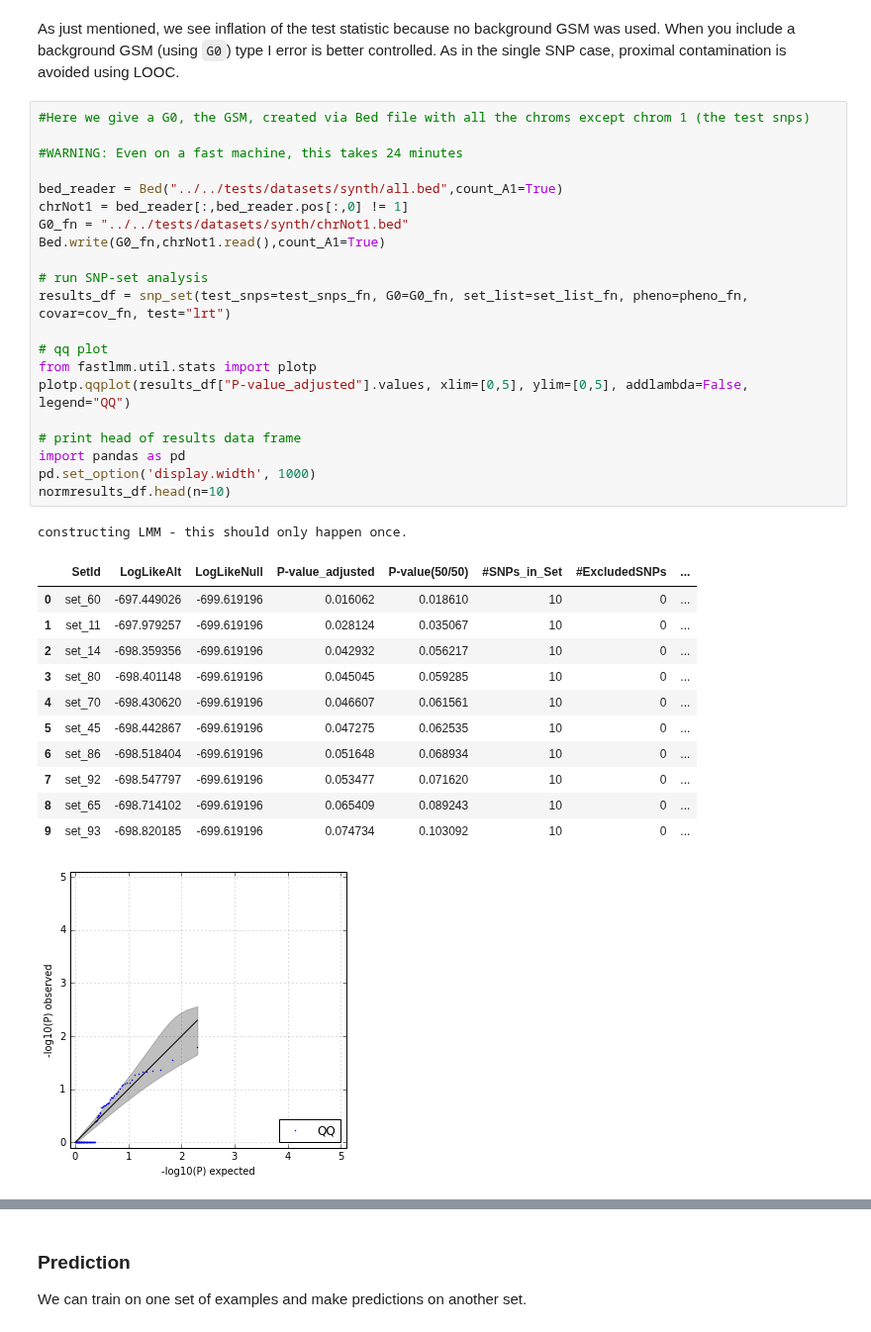
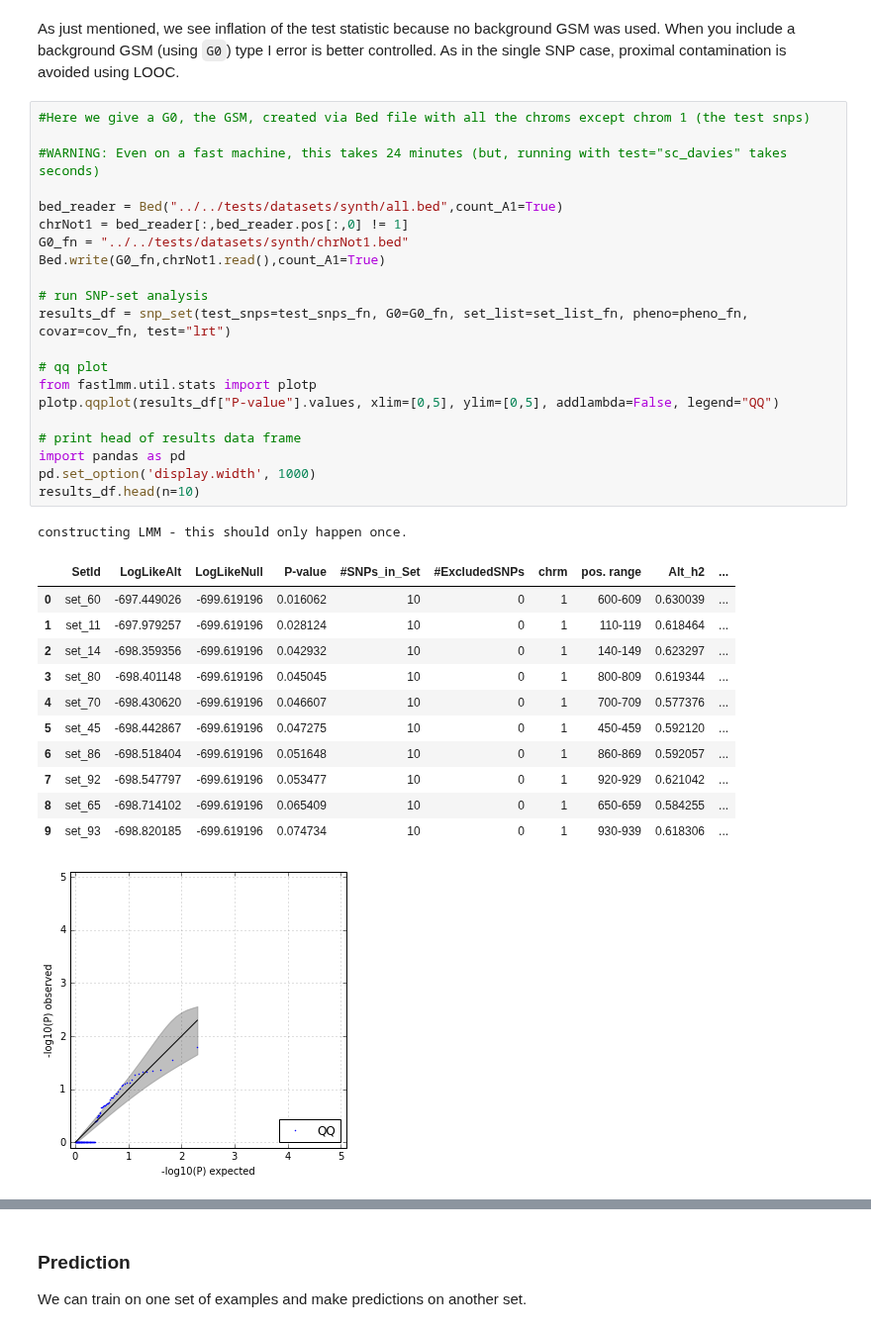
Before and after one commit to limix/FaST-LMM, a Jupyter notebook: doc/ipynb/FaST-LMM.ipynb, the cells around one changed output, grey strips where cells are left out. Shown at 99% size. Cells and saved outputs as stored; diff of their text form.

```diff
--- a/doc/ipynb/FaST-LMM.ipynb
+++ b/doc/ipynb/FaST-LMM.ipynb
@@ -315,35 +317,35 @@ As just mentioned, we see inflation of the test statistic because no background
 # %%
 #Here we give a G0, the GSM, created via Bed file with all the chroms except chrom 1 (the test snps)
 
-#WARNING: Even on a fast machine, this takes 24 minutes
+#WARNING: Even on a fast machine, this takes 24 minutes (but, running with test="sc_davies" takes seconds)
 
 bed_reader = Bed("../../tests/datasets/synth/all.bed",count_A1=True)
 chrNot1 = bed_reader[:,bed_reader.pos[:,0] != 1]
 G0_fn = "../../tests/datasets/synth/chrNot1.bed"
 Bed.write(G0_fn,chrNot1.read(),count_A1=True)
 
 # run SNP-set analysis
 results_df = snp_set(test_snps=test_snps_fn, G0=G0_fn, set_list=set_list_fn, pheno=pheno_fn, covar=cov_fn, test="lrt")
 
 # qq plot
 from fastlmm.util.stats import plotp
-plotp.qqplot(results_df["P-value_adjusted"].values, xlim=[0,5], ylim=[0,5], addlambda=False, legend="QQ")
+plotp.qqplot(results_df["P-value"].values, xlim=[0,5], ylim=[0,5], addlambda=False, legend="QQ")
 
 # print head of results data frame
 import pandas as pd
 pd.set_option('display.width', 1000)
-normresults_df.head(n=10)
+results_df.head(n=10)
 # %% [output]
 constructing LMM - this should only happen once.
-|  | SetId | LogLikeAlt | LogLikeNull | P-value_adjusted | P-value(50/50) | #SNPs_in_Set | #ExcludedSNPs | ... |
-| 0 | set_60 | -697.449026 | -699.619196 | 0.016062 | 0.018610 | 10 | 0 | ... |
-| 1 | set_11 | -697.979257 | -699.619196 | 0.028124 | 0.035067 | 10 | 0 | ... |
-| 2 | set_14 | -698.359356 | -699.619196 | 0.042932 | 0.056217 | 10 | 0 | ... |
-| 3 | set_80 | -698.401148 | -699.619196 | 0.045045 | 0.059285 | 10 | 0 | ... |
-| 4 | set_70 | -698.430620 | -699.619196 | 0.046607 | 0.061561 | 10 | 0 | ... |
-| 5 | set_45 | -698.442867 | -699.619196 | 0.047275 | 0.062535 | 10 | 0 | ... |
-| 6 | set_86 | -698.518404 | -699.619196 | 0.051648 | 0.068934 | 10 | 0 | ... |
-| 7 | set_92 | -698.547797 | -699.619196 | 0.053477 | 0.071620 | 10 | 0 | ... |
-| 8 | set_65 | -698.714102 | -699.619196 | 0.065409 | 0.089243 | 10 | 0 | ... |
-| 9 | set_93 | -698.820185 | -699.619196 | 0.074734 | 0.103092 | 10 | 0 | ... |
+|  | SetId | LogLikeAlt | LogLikeNull | P-value | #SNPs_in_Set | #ExcludedSNPs | chrm | pos. range | Alt_h2 | ... |
+| 0 | set_60 | -697.449026 | -699.619196 | 0.016062 | 10 | 0 | 1 | 600-609 | 0.630039 | ... |
+| 1 | set_11 | -697.979257 | -699.619196 | 0.028124 | 10 | 0 | 1 | 110-119 | 0.618464 | ... |
+| 2 | set_14 | -698.359356 | -699.619196 | 0.042932 | 10 | 0 | 1 | 140-149 | 0.623297 | ... |
+| 3 | set_80 | -698.401148 | -699.619196 | 0.045045 | 10 | 0 | 1 | 800-809 | 0.619344 | ... |
+| 4 | set_70 | -698.430620 | -699.619196 | 0.046607 | 10 | 0 | 1 | 700-709 | 0.577376 | ... |
+| 5 | set_45 | -698.442867 | -699.619196 | 0.047275 | 10 | 0 | 1 | 450-459 | 0.592120 | ... |
+| 6 | set_86 | -698.518404 | -699.619196 | 0.051648 | 10 | 0 | 1 | 860-869 | 0.592057 | ... |
+| 7 | set_92 | -698.547797 | -699.619196 | 0.053477 | 10 | 0 | 1 | 920-929 | 0.621042 | ... |
+| 8 | set_65 | -698.714102 | -699.619196 | 0.065409 | 10 | 0 | 1 | 650-659 | 0.584255 | ... |
+| 9 | set_93 | -698.820185 | -699.619196 | 0.074734 | 10 | 0 | 1 | 930-939 | 0.618306 | ... |
 [figure]
```
Also changed, not shown: parts of 9 cells of this notebook, 23 other files.
